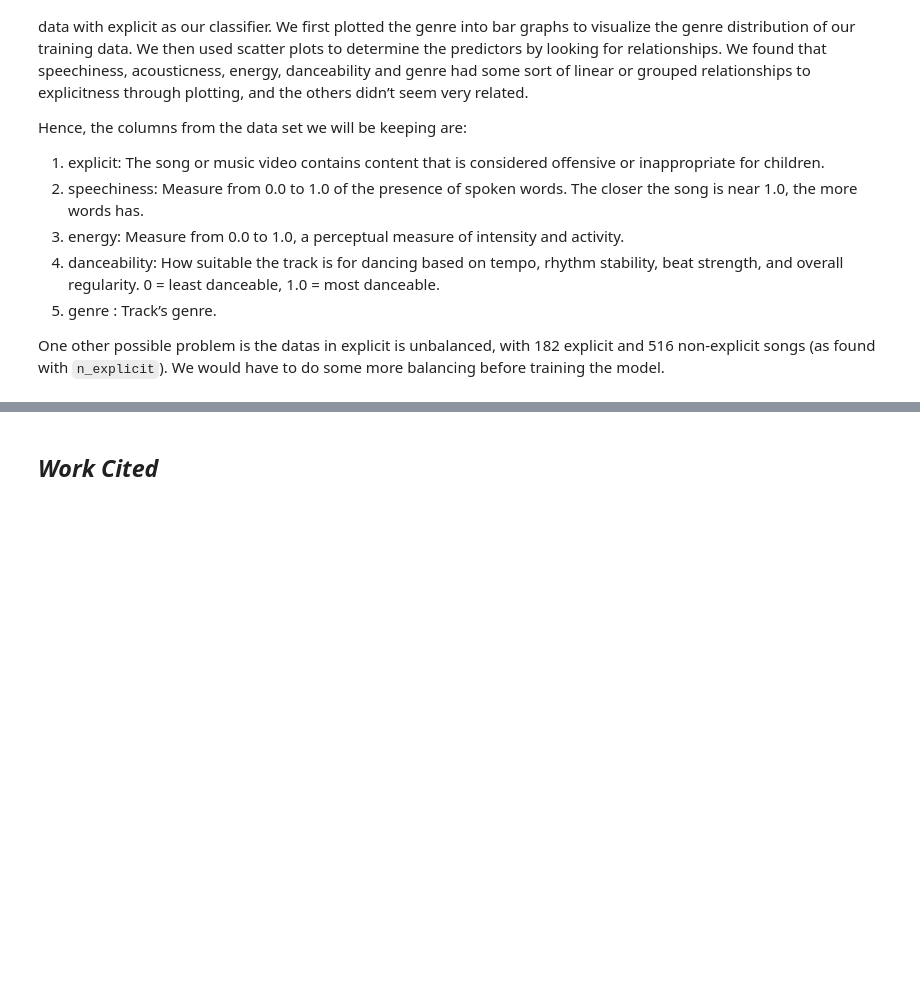
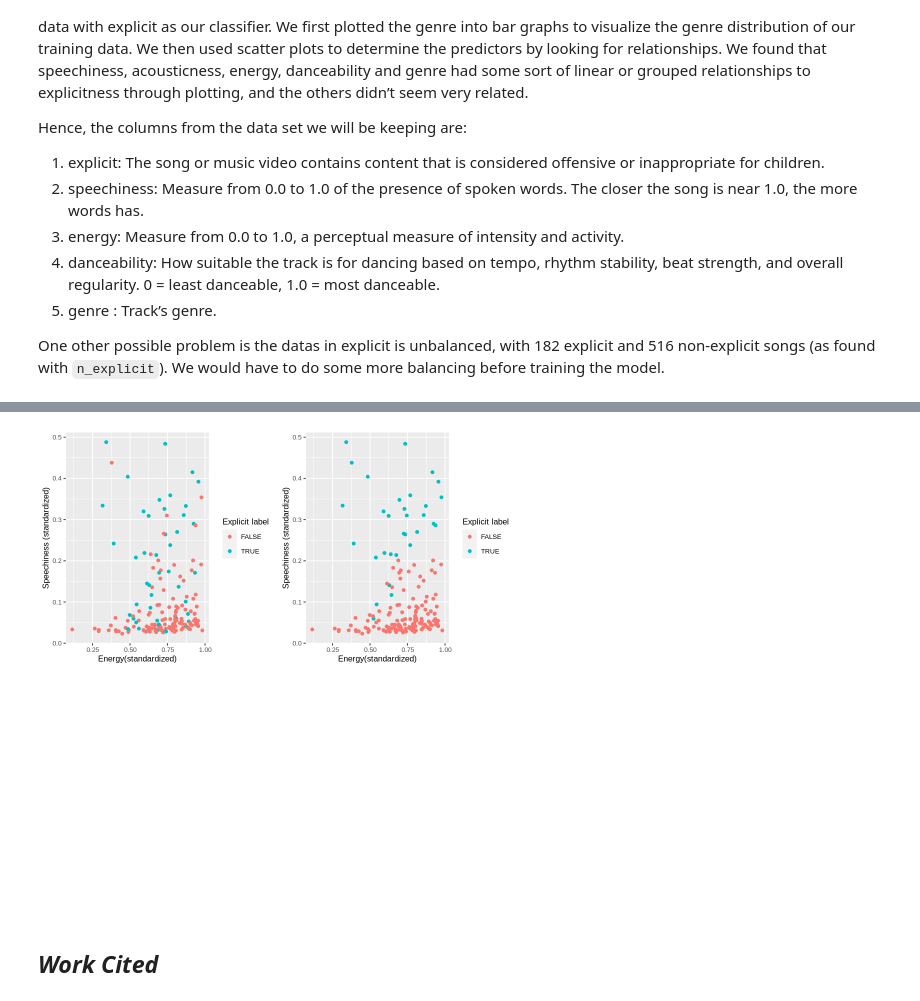
Before and after one commit to SugarLucas/dsci_100_project, a Jupyter notebook: Top_hits.ipynb, the cells around one changed output, grey strips where cells are left out. Saved outputs shown, nothing was run; the diff lists cells and outputs as text; code cells hidden in the pictures; blank space fills up the shorter version.

```diff
--- a/Top_hits.ipynb
+++ b/Top_hits.ipynb
@@ -231,0 +392,15 @@ Because our research is incomplete, this allows future academics to continue our
+# %%
+library(cowplot)
+
+correct_plot <- ggplot(songs_predictions, aes(x = energy, y = speechiness, color = explicit)) +
+                  geom_point() +
+                  labs(x = 'Energy(standardized)', y = 'Speechiness (standardized)', color = 'Explicit label') +
+                  theme(text = element_text(size = 10))
+
+predict_plot <- ggplot(songs_predictions, aes(x = energy, y = speechiness, color = .pred_class)) +
+                  geom_point() +
+                  labs(x = 'Energy(standardized)', y = 'Speechiness (standardized)', color = 'Explicit label') +
+                  theme(text = element_text(size = 10))
+
+plot_grid(correct_plot,predict_plot, ncol = 2, NULL)
+# %% [output]
@@ -232,3 +409,4 @@ Because our research is incomplete, this allows future academics to continue our
+[figure, added]
 # %% [markdown]
 ## *Work Cited*
 # %% [markdown]
```
Also changed, not shown: parts of 23 cells of this notebook.
